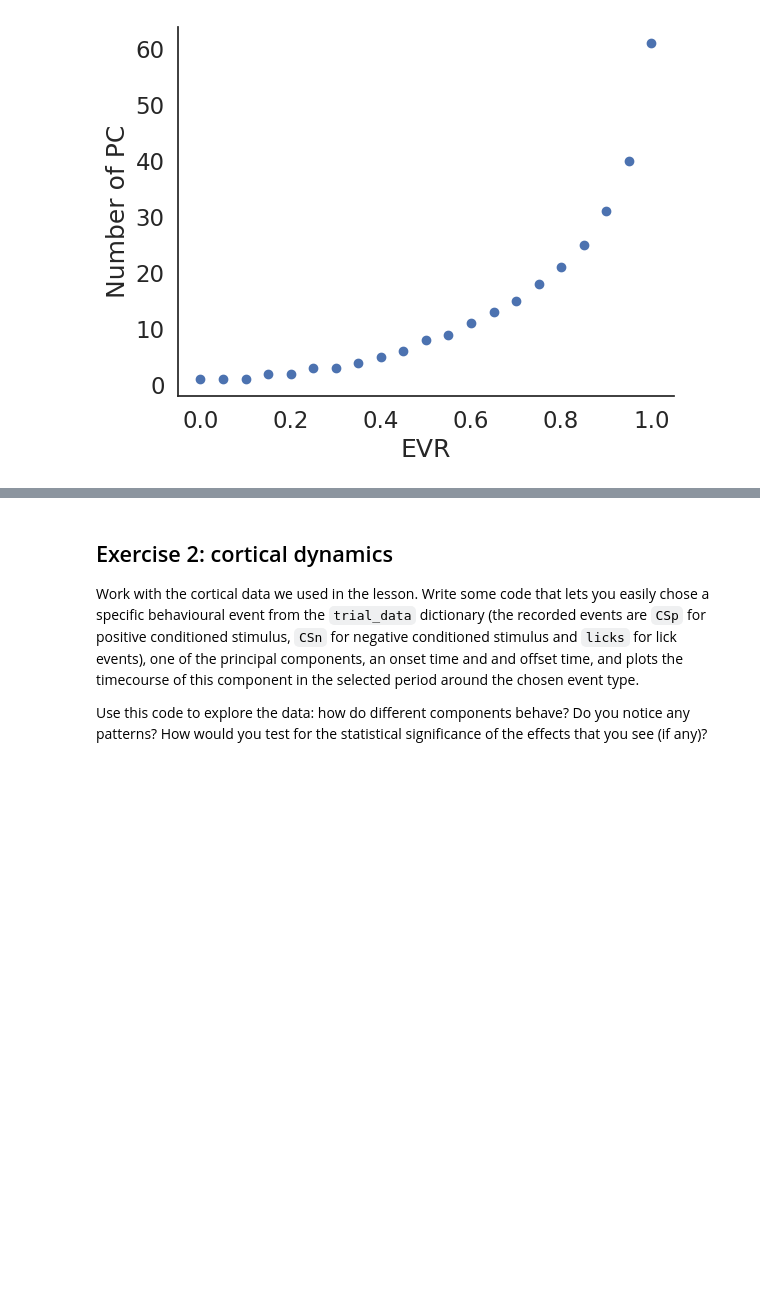
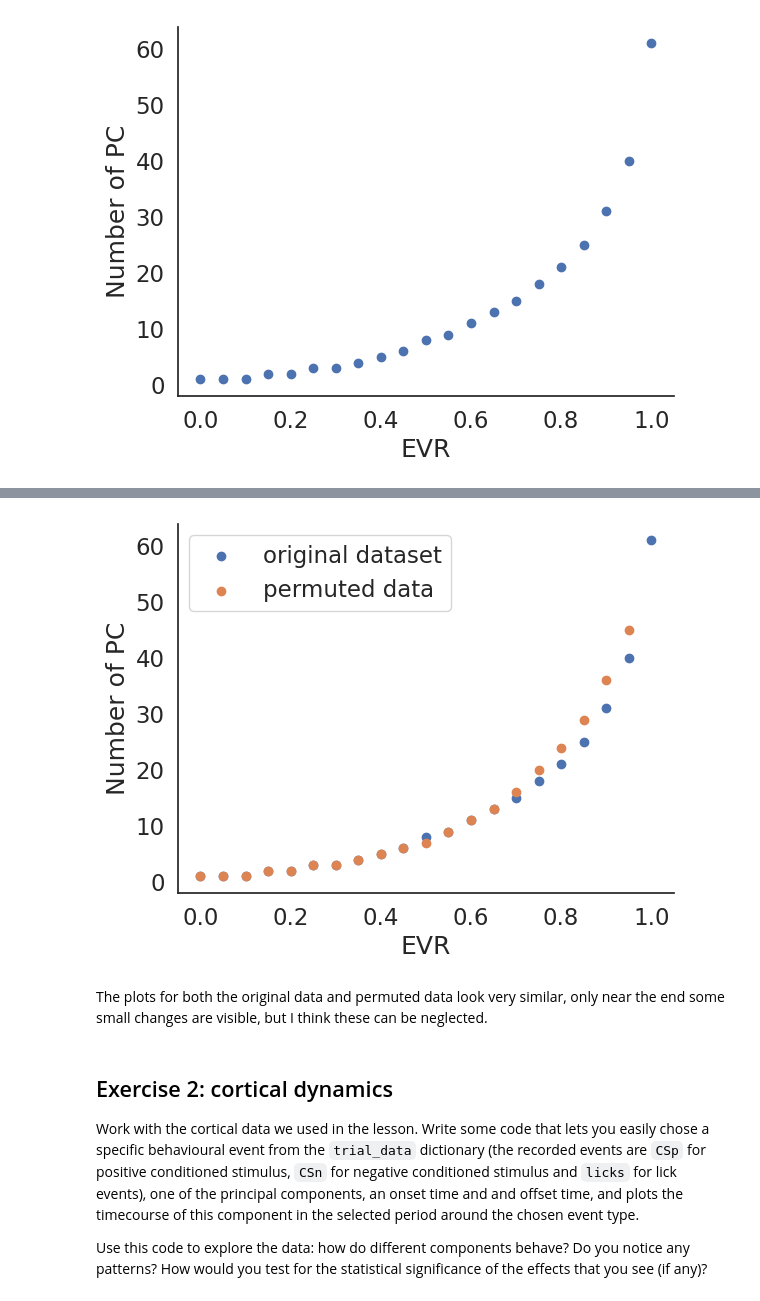
Before and after one commit to irenetiem/population-methods-IT, a Jupyter notebook: 03-dimensionality-reduction/exercises.ipynb, the cells around one changed output, grey strips where cells are left out. Cells and saved outputs as stored; diff of their text form; code cells hidden in the pictures; blank space fills up the shorter version.

```diff
--- a/03-dimensionality-reduction/exercises.ipynb
+++ b/03-dimensionality-reduction/exercises.ipynb
@@ -95,3 +110,18 @@ NameError: name 'images' is not defined
+# %%
+# now do the same for this dataset
+
+PC_for_EVR_perm = [num_PC(images_permuted, EVR[i]) for i in range(len(EVR))]
+
+plt.scatter(EVR, PC_for_EVR, label = 'original dataset')
+plt.scatter(EVR, PC_for_EVR_perm, label = 'permuted data')
+plt.xlabel('EVR')
+plt.ylabel('Number of PC')
+plt.legend()
+plt.show()
+# %% [output]
+[figure, added]
+# %% [markdown]
+The plots for both the original data and permuted data look very similar, only near the end some small changes are visible, but I think these can be neglected.
 # %% [markdown]
 ## Exercise 2: cortical dynamics
 
```
Also changed, not shown: parts of 2 cells of this notebook.
